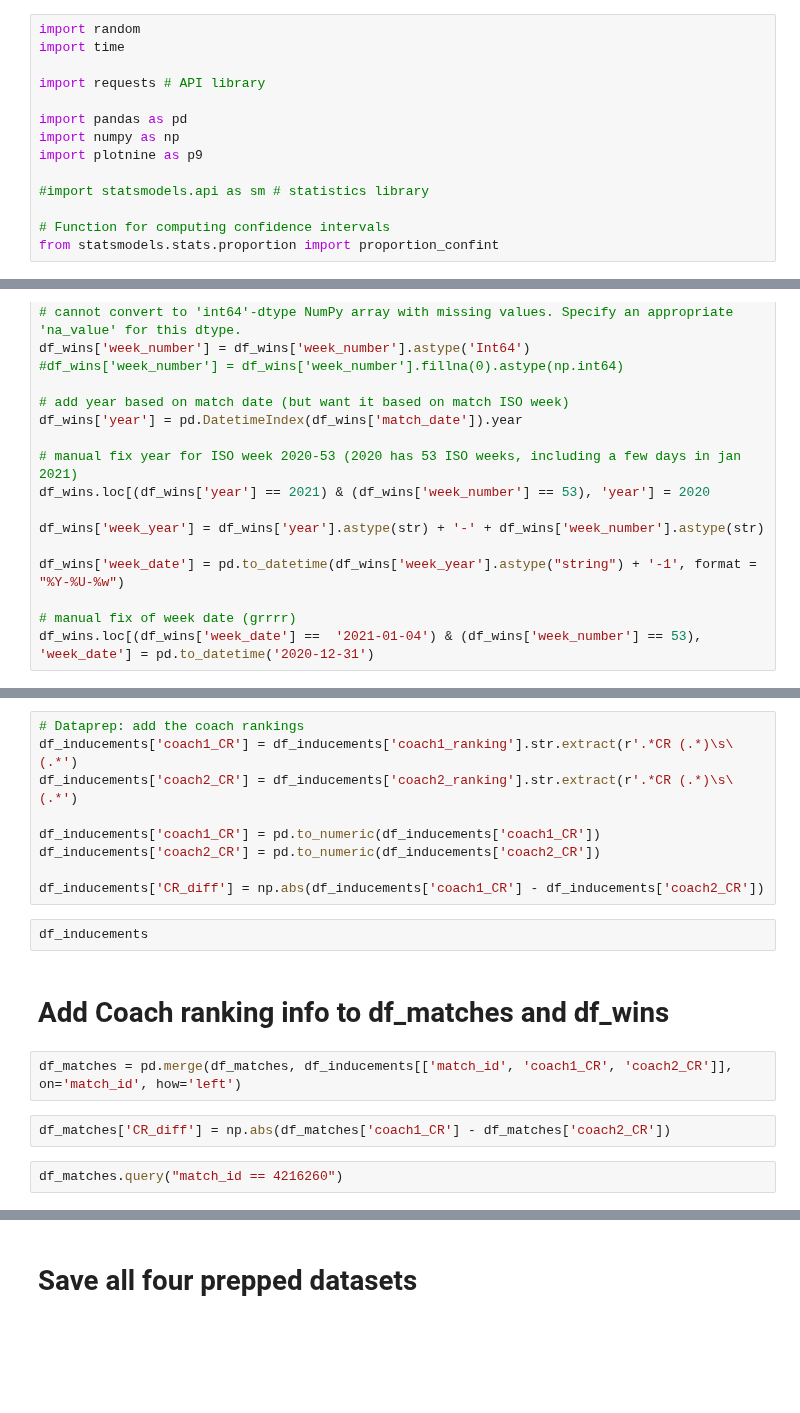
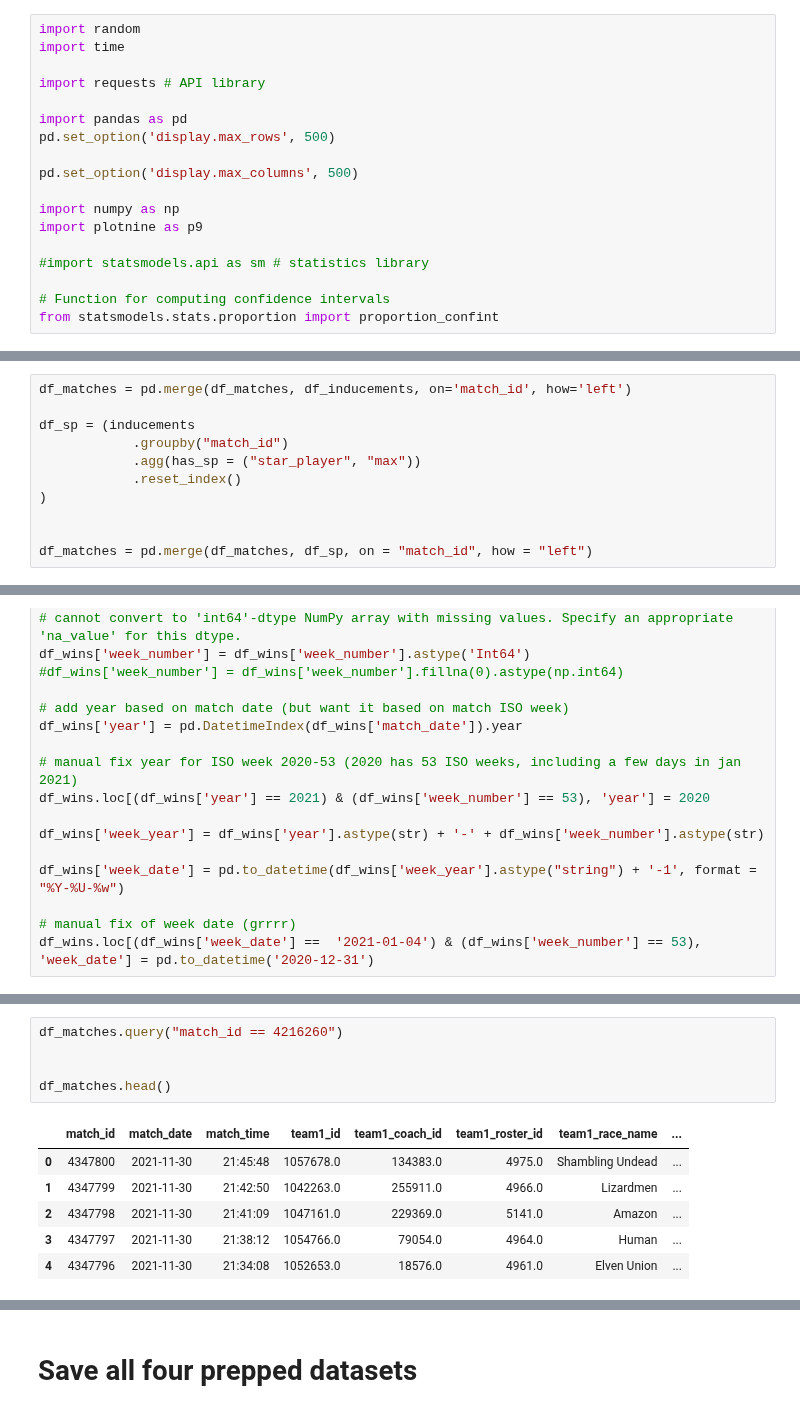
Before and after one commit to gsverhoeven/hugo_source, a Jupyter notebook: content/post/fumbbl_blogpost_src/fumbbl_dataset.ipynb, the cells around one changed output, grey strips where cells are left out. Saved outputs shown, nothing was run; the diff lists cells and outputs as text; blank space fills up the shorter version.

```diff
--- a/content/post/fumbbl_blogpost_src/fumbbl_dataset.ipynb
+++ b/content/post/fumbbl_blogpost_src/fumbbl_dataset.ipynb
@@ -63,6 +84,10 @@ import time
 import requests # API library
 
 import pandas as pd
+pd.set_option('display.max_rows', 500)
+
+pd.set_option('display.max_columns', 500)
+
 import numpy as np
 import plotnine as p9
 
@@ -401,0 +528,11 @@ This creates again a dataframe that is double in size, `df_wins` because each ma
+# %%
+df_matches = pd.merge(df_matches, df_inducements, on='match_id', how='left')
+
+df_sp = (inducements
+            .groupby("match_id")
+            .agg(has_sp = ("star_player", "max"))
+            .reset_index()
+)
+
+
+df_matches = pd.merge(df_matches, df_sp, on = "match_id", how = "left")
@@ -769,19 +811,12 @@ df_inducements.loc[0, 'coach2_ranking']
-# %%
-# Dataprep: add the coach rankings
-df_inducements['coach1_CR'] = df_inducements['coach1_ranking'].str.extract(r'.*CR (.*)\s\(.*')
-df_inducements['coach2_CR'] = df_inducements['coach2_ranking'].str.extract(r'.*CR (.*)\s\(.*')
-
-df_inducements['coach1_CR'] = pd.to_numeric(df_inducements['coach1_CR'])
-df_inducements['coach2_CR'] = pd.to_numeric(df_inducements['coach2_CR'])
-
-df_inducements['CR_diff'] = np.abs(df_inducements['coach1_CR'] - df_inducements['coach2_CR'])
-# %%
-df_inducements
-# %% [markdown]
-# Add Coach ranking info to df_matches and df_wins
-# %%
-df_matches = pd.merge(df_matches, df_inducements[['match_id', 'coach1_CR', 'coach2_CR']], on='match_id', how='left')
-# %%
-df_matches['CR_diff'] = np.abs(df_matches['coach1_CR'] - df_matches['coach2_CR'])
 # %%
 df_matches.query("match_id == 4216260")
+
+
+df_matches.head()
+# %% [output]
+|  | match_id | match_date | match_time | team1_id | team1_coach_id | team1_roster_id | team1_race_name | ... |
+| 0 | 4347800 | 2021-11-30 | 21:45:48 | 1057678.0 | 134383.0 | 4975.0 | Shambling Undead | ... |
+| 1 | 4347799 | 2021-11-30 | 21:42:50 | 1042263.0 | 255911.0 | 4966.0 | Lizardmen | ... |
+| 2 | 4347798 | 2021-11-30 | 21:41:09 | 1047161.0 | 229369.0 | 5141.0 | Amazon | ... |
+| 3 | 4347797 | 2021-11-30 | 21:38:12 | 1054766.0 | 79054.0 | 4964.0 | Human | ... |
+| 4 | 4347796 | 2021-11-30 | 21:34:08 | 1052653.0 | 18576.0 | 4961.0 | Elven Union | ... |
```
Also changed, not shown: parts of 64 cells of this notebook, 1 other file.
